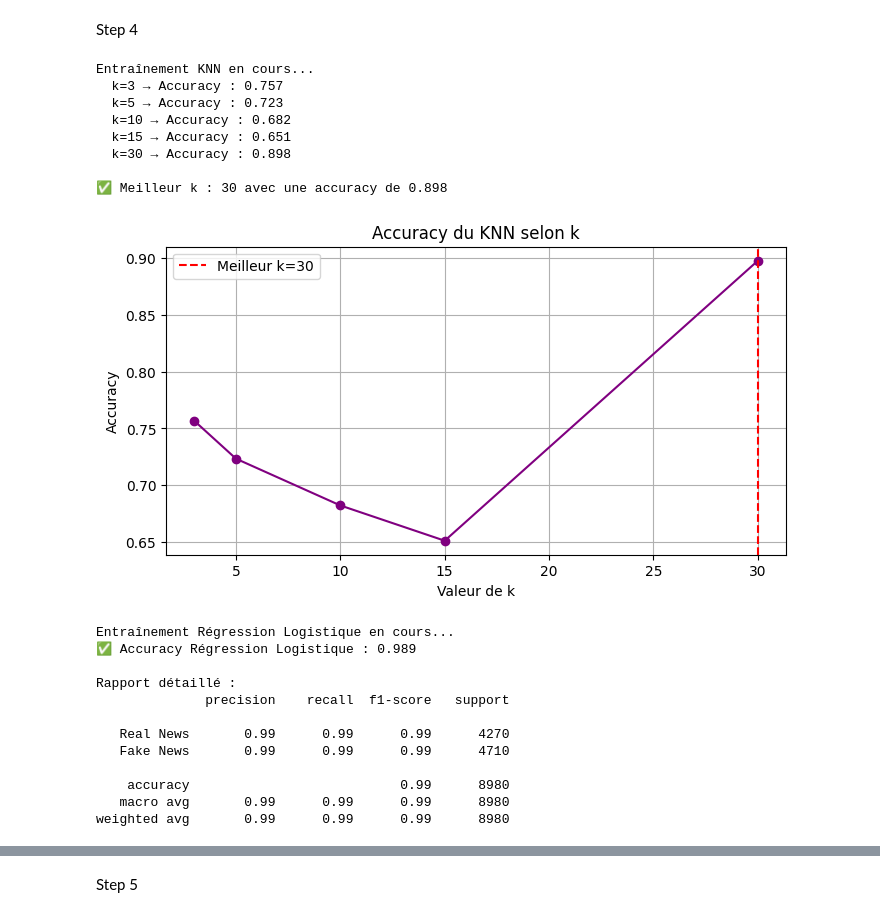
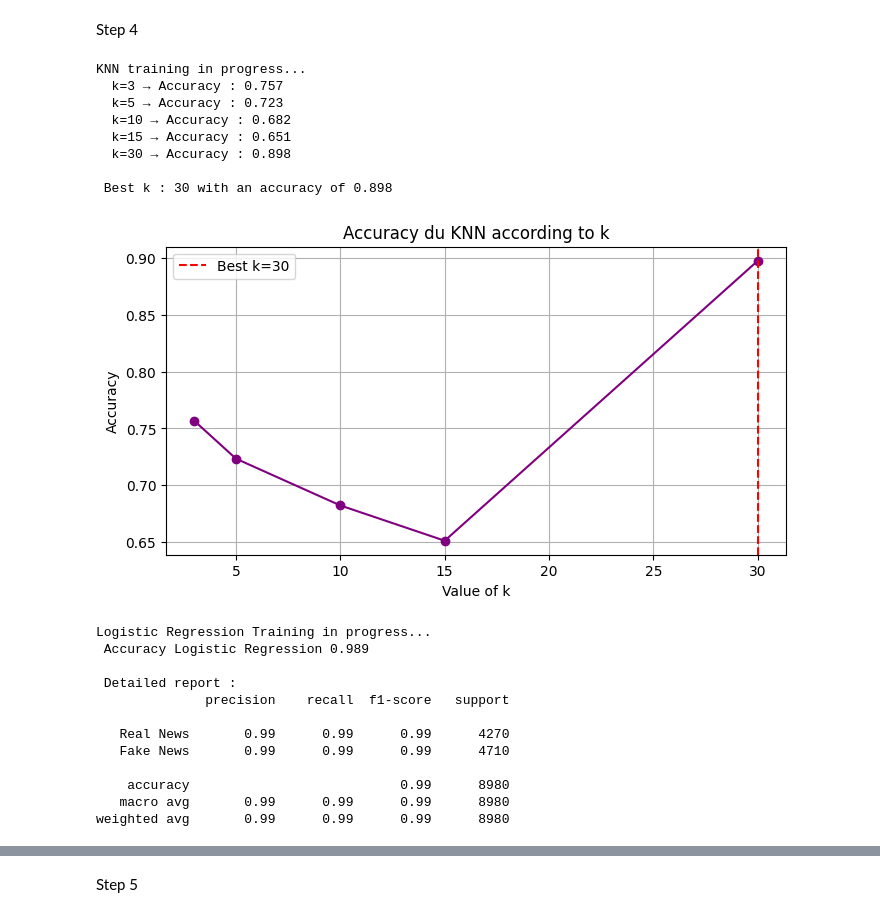
Before and after one commit to KelelAngeAgnimel/Machine-Learning, a Jupyter notebook: MachineLearningProject.ipynb, the cells around one changed output, grey strips where cells are left out. Saved outputs shown, nothing was run; the diff lists cells and outputs as text; code cells hidden in the pictures.

```diff
--- a/MachineLearningProject.ipynb
+++ b/MachineLearningProject.ipynb
@@ -107,61 +126,61 @@ Step 4
 # %%
 # ── ÉTAPE 4A : KNN — comparaison de différentes valeurs de k ──
 from sklearn.neighbors import KNeighborsClassifier
 from sklearn.metrics import accuracy_score
 import matplotlib.pyplot as plt
 
-print("Entraînement KNN en cours...")
+print("KNN training in progress...")
 
 scores_knn = {}
 for k in [3, 5, 10, 15, 30]:
     knn = KNeighborsClassifier(n_neighbors=k)
     knn.fit(X_train_vec, y_train)
     y_pred = knn.predict(X_test_vec)
     scores_knn[k] = accuracy_score(y_test, y_pred)
     print(f"  k={k} → Accuracy : {scores_knn[k]:.3f}")
 
 best_k = max(scores_knn, key=scores_knn.get)
-print(f"\n✅ Meilleur k : {best_k} avec une accuracy de {scores_knn[best_k]:.3f}")
+print(f"\n Best k : {best_k} with an accuracy of {scores_knn[best_k]:.3f}")
 
-# Courbe accuracy vs k (inspirée de ton Code02 KNN)
+# Accuracy curve vs k
 plt.figure(figsize=(8, 4))
 plt.plot(list(scores_knn.keys()), list(scores_knn.values()), 'bo-', color='purple')
-plt.axvline(x=best_k, color='red', linestyle='--', label=f'Meilleur k={best_k}')
-plt.xlabel("Valeur de k")
+plt.axvline(x=best_k, color='red', linestyle='--', label=f'Best k={best_k}')
+plt.xlabel("Value of k")
 plt.ylabel("Accuracy")
-plt.title("Accuracy du KNN selon k")
+plt.title("Accuracy du KNN according to k")
 plt.legend()
 plt.grid()
 plt.show()
 # %% [output]
-Entraînement KNN en cours...
+KNN training in progress...
   k=3 → Accuracy : 0.757
   k=5 → Accuracy : 0.723
   k=10 → Accuracy : 0.682
   k=15 → Accuracy : 0.651
   k=30 → Accuracy : 0.898
 
-✅ Meilleur k : 30 avec une accuracy de 0.898
+ Best k : 30 with an accuracy of 0.898
-[figure, old version]
+[figure, new version]
 # %%
-# ── ÉTAPE 4B : Régression Logistique ─────────────────────────
+# ── STEP 4B: Logistic Regression ─────────────────────────
 from sklearn.linear_model import LogisticRegression
 from sklearn.metrics import classification_report
 
-print("Entraînement Régression Logistique en cours...")
+print("Logistic Regression Training in progress...")
 
 lr = LogisticRegression(max_iter=1000, random_state=42)
 lr.fit(X_train_vec, y_train)
 y_pred_lr = lr.predict(X_test_vec)
 
-print(f"✅ Accuracy Régression Logistique : {accuracy_score(y_test, y_pred_lr):.3f}")
-print("\nRapport détaillé :")
+print(f" Accuracy Logistic Regression {accuracy_score(y_test, y_pred_lr):.3f}")
+print("\n Detailed report :")
 print(classification_report(y_test, y_pred_lr, target_names=["Real News", "Fake News"]))
 # %% [output]
-Entraînement Régression Logistique en cours...
-✅ Accuracy Régression Logistique : 0.989
+Logistic Regression Training in progress...
+ Accuracy Logistic Regression 0.989
 
-Rapport détaillé :
+ Detailed report :
               precision    recall  f1-score   support
 
    Real News       0.99      0.99      0.99      4270
```
Also changed, not shown: parts of 13 cells of this notebook.
